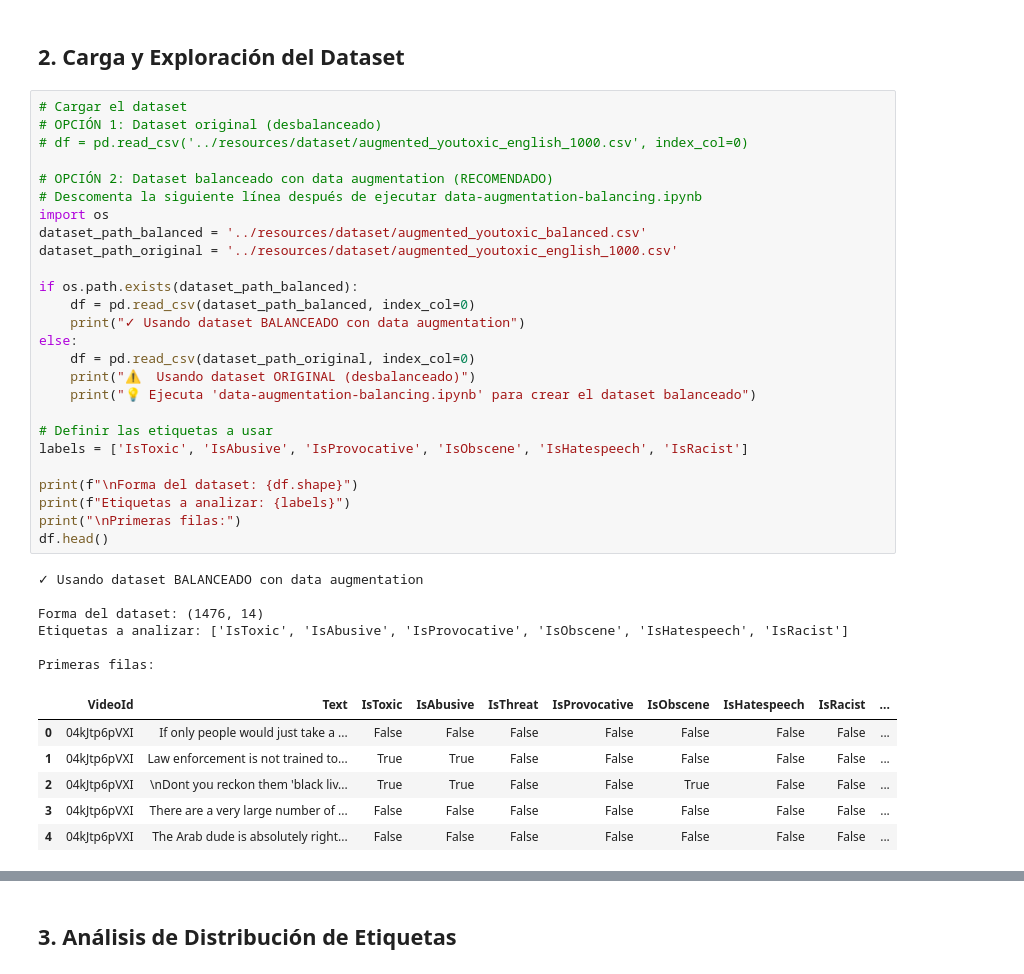
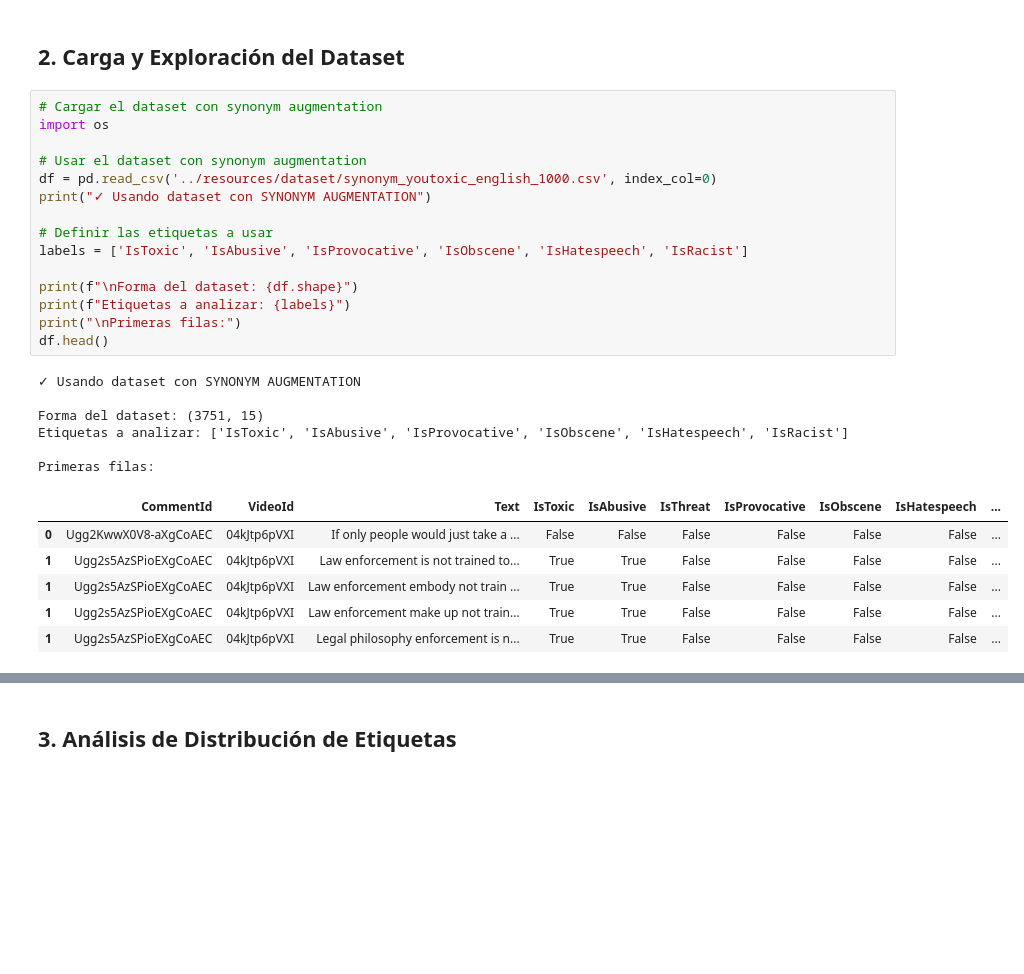
Before and after one commit to Bootcamp-IA-P5/proyecto10-grupo5, a Jupyter notebook: eda/eda-svm-multi-label.ipynb, the cells around one changed output, grey strips where cells are left out. Drawn from its saved outputs; the diff is of its cells as text; blank space fills up the shorter version.

```diff
--- a/eda/eda-svm-multi-label.ipynb
+++ b/eda/eda-svm-multi-label.ipynb
@@ -31,44 +31,33 @@ sns.set_palette("husl")
 # %% [markdown]
 ## 2. Carga y Exploración del Dataset
 # %%
-# Cargar el dataset
-# OPCIÓN 1: Dataset original (desbalanceado)
-# df = pd.read_csv('../resources/dataset/augmented_youtoxic_english_1000.csv', index_col=0)
+# Cargar el dataset con synonym augmentation
+import os
 
-# OPCIÓN 2: Dataset balanceado con data augmentation (RECOMENDADO)
-# Descomenta la siguiente línea después de ejecutar data-augmentation-balancing.ipynb
-import os
-dataset_path_balanced = '../resources/dataset/augmented_youtoxic_balanced.csv'
-dataset_path_original = '../resources/dataset/augmented_youtoxic_english_1000.csv'
-
-if os.path.exists(dataset_path_balanced):
-    df = pd.read_csv(dataset_path_balanced, index_col=0)
-    print("✓ Usando dataset BALANCEADO con data augmentation")
-else:
-    df = pd.read_csv(dataset_path_original, index_col=0)
-    print("⚠️  Usando dataset ORIGINAL (desbalanceado)")
-    print("💡 Ejecuta 'data-augmentation-balancing.ipynb' para crear el dataset balanceado")
+# Usar el dataset con synonym augmentation
+df = pd.read_csv('../resources/dataset/synonym_youtoxic_english_1000.csv', index_col=0)
+print("✓ Usando dataset con SYNONYM AUGMENTATION")
 
 # Definir las etiquetas a usar
 labels = ['IsToxic', 'IsAbusive', 'IsProvocative', 'IsObscene', 'IsHatespeech', 'IsRacist']
 
 print(f"\nForma del dataset: {df.shape}")
 print(f"Etiquetas a analizar: {labels}")
 print("\nPrimeras filas:")
 df.head()
 # %% [output]
-✓ Usando dataset BALANCEADO con data augmentation
+✓ Usando dataset con SYNONYM AUGMENTATION
 
-Forma del dataset: (1476, 14)
+Forma del dataset: (3751, 15)
 Etiquetas a analizar: ['IsToxic', 'IsAbusive', 'IsProvocative', 'IsObscene', 'IsHatespeech', 'IsRacist']
 
 Primeras filas:
-|  | VideoId | Text | IsToxic | IsAbusive | IsThreat | IsProvocative | IsObscene | IsHatespeech | IsRacist | ... |
-| 0 | 04kJtp6pVXI | If only people would just take a ... | False | False | False | False | False | False | False | ... |
-| 1 | 04kJtp6pVXI | Law enforcement is not trained to... | True | True | False | False | False | False | False | ... |
-| 2 | 04kJtp6pVXI | \nDont you reckon them 'black liv... | True | True | False | False | True | False | False | ... |
-| 3 | 04kJtp6pVXI | There are a very large number of ... | False | False | False | False | False | False | False | ... |
-| 4 | 04kJtp6pVXI | The Arab dude is absolutely right... | False | False | False | False | False | False | False | ... |
+|  | CommentId | VideoId | Text | IsToxic | IsAbusive | IsThreat | IsProvocative | IsObscene | IsHatespeech | ... |
+| 0 | Ugg2KwwX0V8-aXgCoAEC | 04kJtp6pVXI | If only people would just take a ... | False | False | False | False | False | False | ... |
+| 1 | Ugg2s5AzSPioEXgCoAEC | 04kJtp6pVXI | Law enforcement is not trained to... | True | True | False | False | False | False | ... |
+| 1 | Ugg2s5AzSPioEXgCoAEC | 04kJtp6pVXI | Law enforcement embody not train ... | True | True | False | False | False | False | ... |
+| 1 | Ugg2s5AzSPioEXgCoAEC | 04kJtp6pVXI | Law enforcement make up not train... | True | True | False | False | False | False | ... |
+| 1 | Ugg2s5AzSPioEXgCoAEC | 04kJtp6pVXI | Legal philosophy enforcement is n... | True | True | False | False | False | False | ... |
 # %%
 # Información del dataset
 print("Información del dataset:")
```
Also changed, not shown: parts of 28 cells of this notebook, 4 other files.
